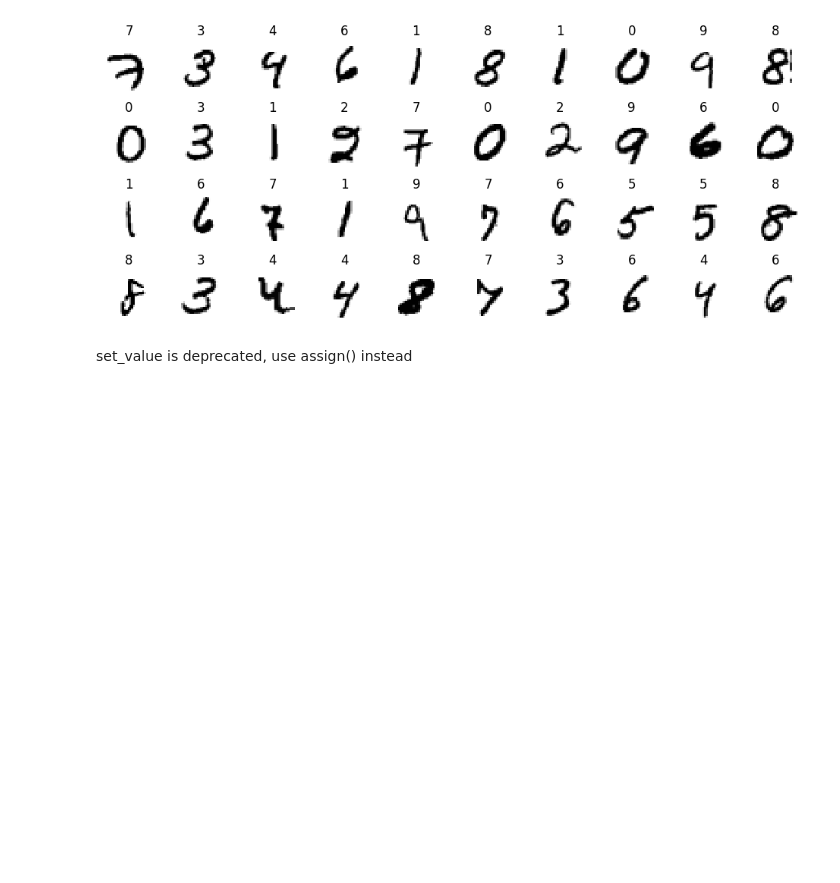
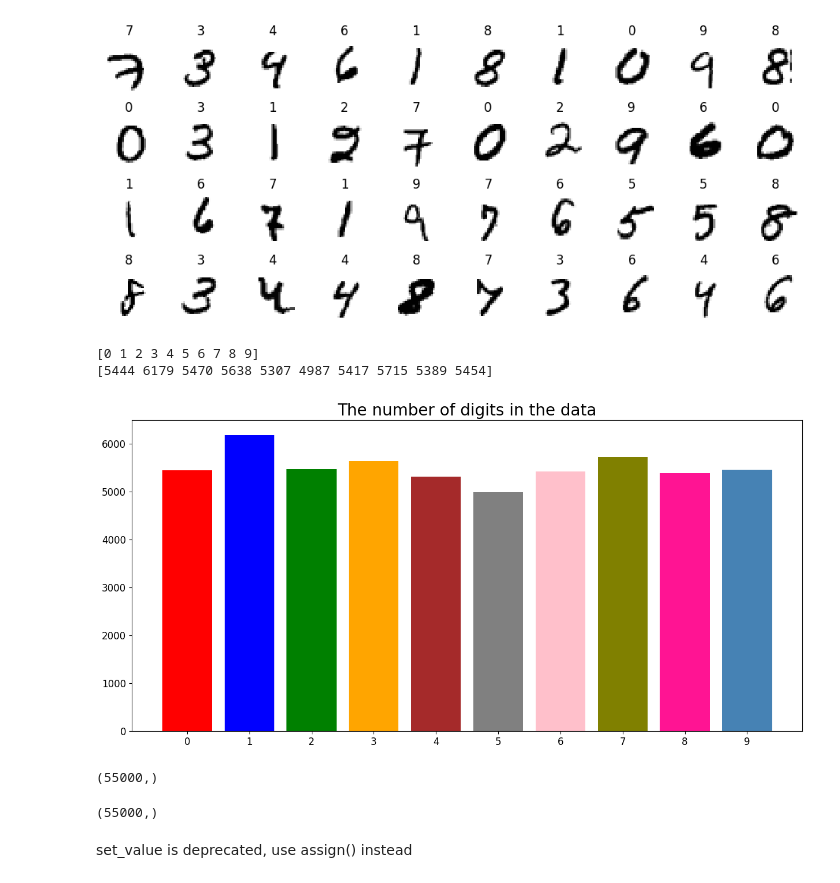
Before and after one commit to nhv96/iai600_assignment_7, a Jupyter notebook: assignment_7.ipynb, the cells around one changed output. Saved outputs shown, nothing was run; the diff lists cells and outputs as text; code cells hidden in the pictures; blank space fills up the shorter version.

```diff
--- a/assignment_7.ipynb
+++ b/assignment_7.ipynb
@@ -103,3 +96,22 @@ plt.subplots_adjust(wspace=0.2, hspace=0.5)
 plt.show()
 # %% [output]
 [figure]
+# %%
+un = np.unique_counts(y_train)
+print(un.values)
+print(un.counts)
+
+mycolors = ['red', 'blue', 'green', 'orange', 'brown', 'grey', 'pink', 'olive', 'deeppink', 'steelblue']
+
+plt.figure(figsize = (15, 7))
+plt.title("The number of digits in the data", fontsize = 20)
+plt.xticks(range(10))
+plt.bar(un.values, un.counts, color = mycolors);
+# %% [output]
+[0 1 2 3 4 5 6 7 8 9]
+[5444 6179 5470 5638 5307 4987 5417 5715 5389 5454]
+[figure, added]
+# %%
+y_train.shape
+# %% [output]
+(55000,)
@@ -106,3 +124,7 @@ plt.show()
+# %%
+y_train.shape
+# %% [output]
+(55000,)
 # %%
 # print(type(model.optimizer.learning_rate.dtype))
 
```
Also changed, not shown: parts of 17 cells of this notebook, 5 other files.
